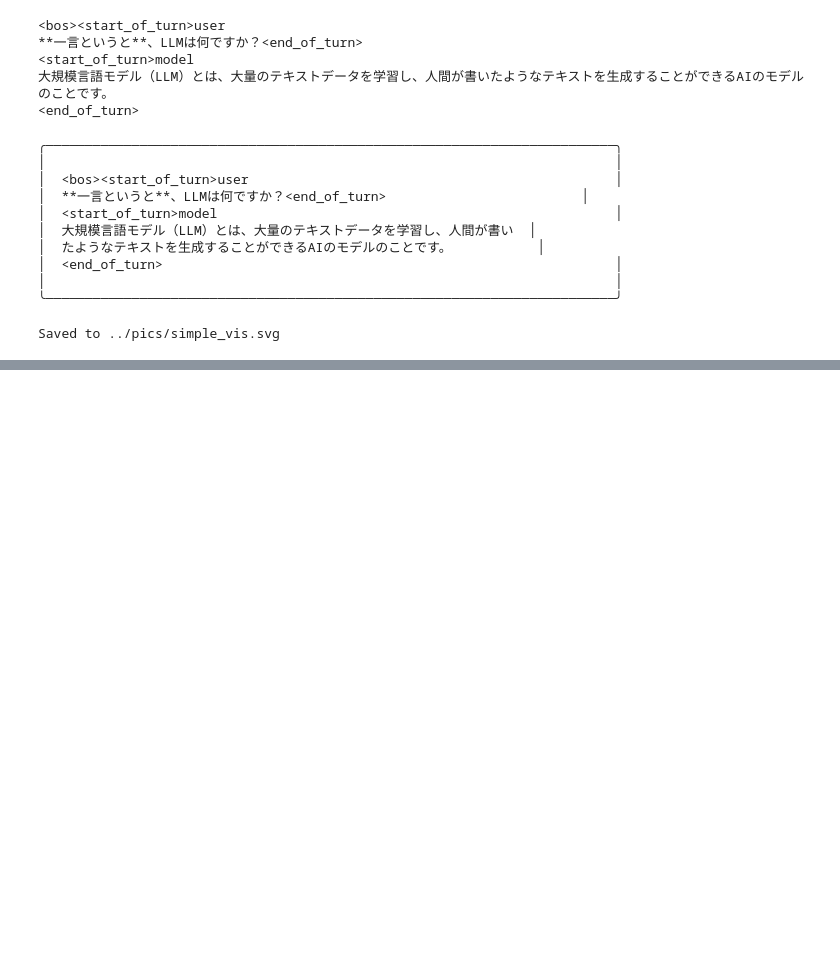
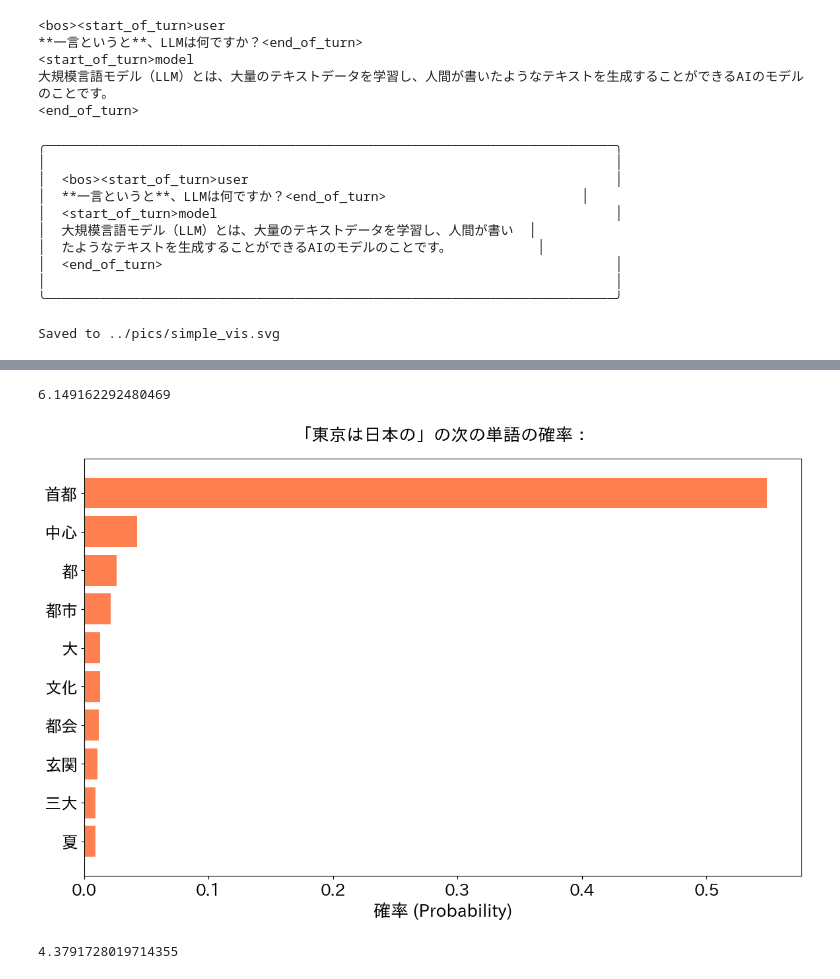
Before and after one commit to XHLin-gamer/Easy_LLM_Watermark, a Jupyter notebook: scripts/4.LLM_Watermark.ipynb, the cells around one changed output, grey strips where cells are left out. Cells and saved outputs as stored; diff of their text form; code cells hidden in the pictures; blank space fills up the shorter version.

```diff
--- a/scripts/4.LLM_Watermark.ipynb
+++ b/scripts/4.LLM_Watermark.ipynb
@@ -268,0 +493,41 @@ Saved to ../pics/simple_vis.svg
+# %%
+def calculate_entropy(probabilities: list) -> float:
+
+    non_zero_mask = (probabilities > 0)
+
+    # p_i * log2(p_i) の計算の中からゼロを排除します
+    log_p = torch.log2(probabilities[non_zero_mask])
+    entropy_terms = probabilities[non_zero_mask] * log_p
+
+    # 平均情報量
+    entropy = -torch.sum(entropy_terms)
+
+    return entropy.item()
+
+calculate_entropy(next_token_probs)
+# %% [output]
+6.149162292480469
+# %%
+
+# 1. プロンプト
+prompt = "東京は日本の"
+
+# 2. プロンプトをトークン化、ここのinput_idsは整数のリストです
+input_ids = tokenizer(prompt, return_tensors="pt").input_ids
+
+# 3. モデルに適用する
+with torch.no_grad():
+    outputs = model(input_ids)
+
+# 4. 最後の出力を抽出する
+next_token_logits = outputs.logits[0, -1, :]
+
+# 5. 確率を計算する
+next_token_probs = torch.softmax(next_token_logits, dim=-1)
+
+# 6. 図として、出力
+visualize_next_token_distribution(next_token_probs, tokenizer, top_k=10, prompt=prompt, file_name="entropy_10_low")
+print(calculate_entropy(next_token_probs))
+# %% [output]
+[figure, added]
+4.3791728019714355
```
Also changed, not shown: parts of 25 cells of this notebook, 16 other files.
